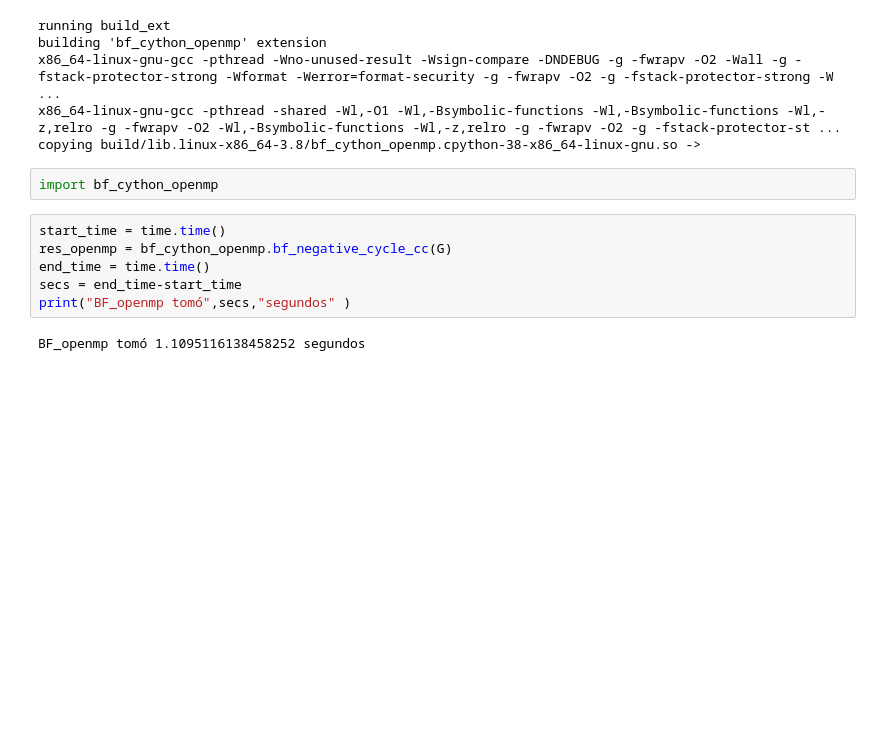
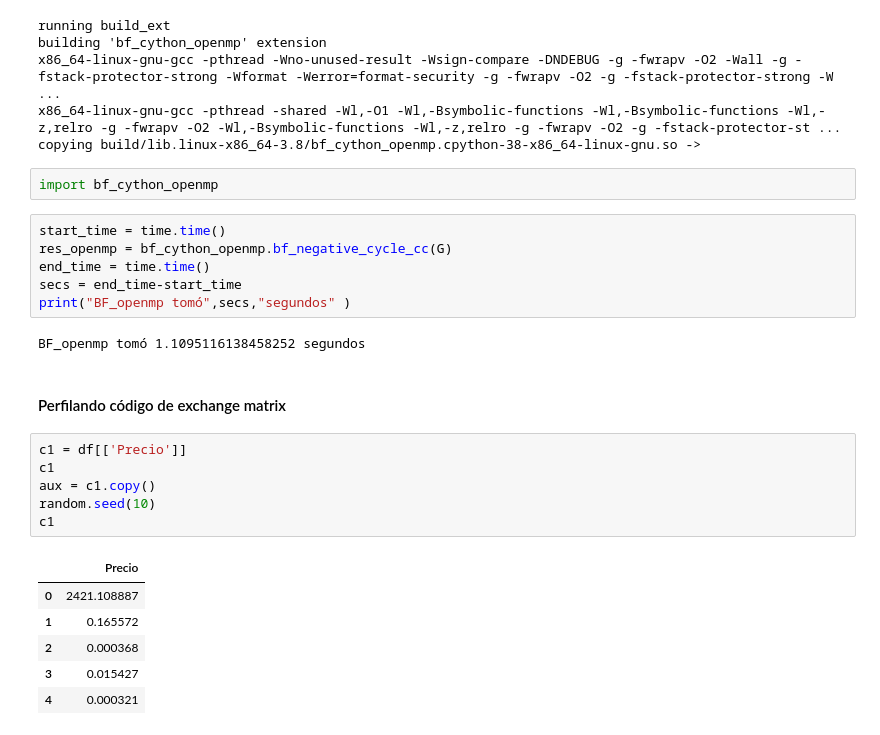
Before and after one commit to optimizacion-2-2022-gh-classroom/practica-2-segunda-parte-jesusmb230795, a Jupyter notebook: notebooks/compilacionC.ipynb, the cells around one changed output. Drawn from its saved outputs; the diff is of its cells as text; blank space fills up the shorter version.

Commit message:
Comenzando perfilamiento de la función exchange matrix

```diff
--- a/notebooks/compilacionC.ipynb
+++ b/notebooks/compilacionC.ipynb
@@ -523,3 +514,18 @@ secs = end_time-start_time
 print("BF_openmp tomó",secs,"segundos" )
 # %% [output]
 BF_openmp tomó 1.1095116138458252 segundos
+# %% [markdown]
+#### Perfilando código de exchange matrix
+# %%
+c1 = df[['Precio']]
+c1
+aux = c1.copy()
+random.seed(10)
+c1
+# %% [output]
+|  | Precio |
+| 0 | 2421.108887 |
+| 1 | 0.165572 |
+| 2 | 0.000368 |
+| 3 | 0.015427 |
+| 4 | 0.000321 |
```
Also changed, not shown: parts of 3 cells of this notebook.
